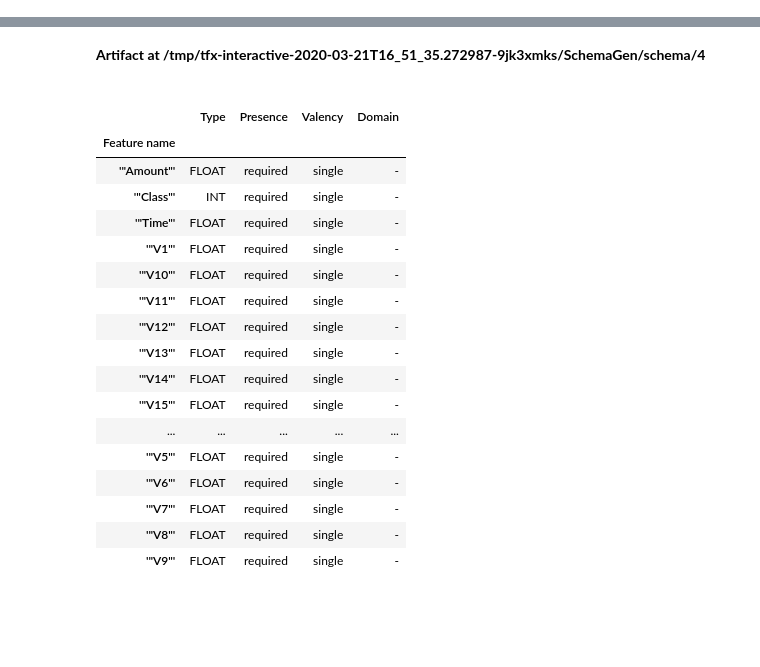
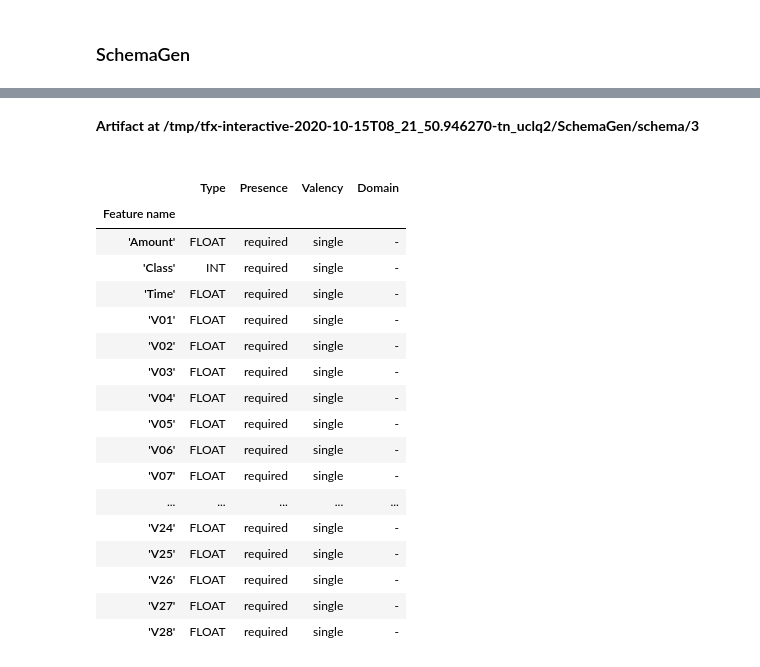
Before and after one commit to boudartjj/credit-cards-fraud-detection-with-tfx, a Jupyter notebook: tfx_creditcard_fraud.ipynb, the cells around one changed output, grey strips where cells are left out. Cells and saved outputs as stored; diff of their text form; code cells hidden in the pictures; blank space fills up the shorter version.

Commit message:
first E2E pipeline

```diff
--- a/tfx_creditcard_fraud.ipynb
+++ b/tfx_creditcard_fraud.ipynb
@@ -13 +53,18 @@ WARNING:absl:InteractiveContext metadata_connection_config not provided: using S
+# %%
+#setup pipeline paths
+
+_data_root = "fraud_data"
+
+# This is the root directory for your TFX pip package installation.
+_tfx_root = tfx.__path__[0]
+
+# This is the directory containing the TFX Chicago Taxi Pipeline example.
+_taxi_root = os.path.join(_tfx_root, 'examples/creditcard')
+
+# This is the path where your model will be pushed for serving.
+_serving_model_dir = os.path.join(
+    tempfile.mkdtemp(), 'serving_model/creditcard')
+
+# Set up logging.
+absl.logging.set_verbosity(absl.logging.INFO)
 # %%
@@ -36,0 +102,6 @@ ExecutionResult at 0x...
+# %%
+example_gen = CsvExampleGen(input=external_input(_data_root))
+context.run(example_gen)
+
+artifact = example_gen.outputs['examples'].get()[0]
+print(artifact.split_names, artifact.uri)
@@ -37,8 +121,7 @@ ExecutionResult at 0x...
 # %%
-# compute stats
-compute_eval_stats = StatisticsGen(
-      examples=example_gen.outputs['examples']
-      )
-context.run(compute_eval_stats)
-context.show(compute_eval_stats.outputs['statistics'])
+statistics_gen = StatisticsGen(
+    examples=example_gen.outputs['examples'])
+context.run(statistics_gen)
+
+context.show(statistics_gen.outputs['statistics'])
 # %% [output]
@@ -51,12 +140,13 @@ Use eager execution and:
 [interactive output not drawn]
 'eval' split:
 [interactive output not drawn]
+# %% [markdown]
+### SchemaGen
 # %%
-# Generate schema
-infer_schema = SchemaGen(
-    statistics=compute_eval_stats.outputs['statistics'])
+schema_gen = SchemaGen(
+    statistics=statistics_gen.outputs['statistics'],
+    infer_feature_shape=False)
+context.run(schema_gen)
 
-context.run(infer_schema)
-
-context.show(infer_schema.outputs['schema'])
+context.show(schema_gen.outputs['schema'])
 # %% [output]
@@ -63,19 +160,19 @@ context.show(infer_schema.outputs['schema'])
-Artifact at /tmp/tfx-interactive-2020-03-21T16_51_35.272987-9jk3xmks/SchemaGen/schema/4
+Artifact at /tmp/tfx-interactive-2020-10-15T08_21_50.946270-tn_uclq2/SchemaGen/schema/3
 |  | Type | Presence | Valency | Domain |
 | Feature name |  |  |  |  |
-| '"Amount"' | FLOAT | required | single | - |
-| '"Class"' | INT | required | single | - |
-| '"Time"' | FLOAT | required | single | - |
-| '"V1"' | FLOAT | required | single | - |
-| '"V10"' | FLOAT | required | single | - |
-| '"V11"' | FLOAT | required | single | - |
-| '"V12"' | FLOAT | required | single | - |
-| '"V13"' | FLOAT | required | single | - |
-| '"V14"' | FLOAT | required | single | - |
-| '"V15"' | FLOAT | required | single | - |
+| 'Amount' | FLOAT | required | single | - |
+| 'Class' | INT | required | single | - |
+| 'Time' | FLOAT | required | single | - |
+| 'V01' | FLOAT | required | single | - |
+| 'V02' | FLOAT | required | single | - |
+| 'V03' | FLOAT | required | single | - |
+| 'V04' | FLOAT | required | single | - |
+| 'V05' | FLOAT | required | single | - |
+| 'V06' | FLOAT | required | single | - |
+| 'V07' | FLOAT | required | single | - |
 | ... | ... | ... | ... | ... |
-| '"V5"' | FLOAT | required | single | - |
-| '"V6"' | FLOAT | required | single | - |
-| '"V7"' | FLOAT | required | single | - |
-| '"V8"' | FLOAT | required | single | - |
-| '"V9"' | FLOAT | required | single | - |
+| 'V24' | FLOAT | required | single | - |
+| 'V25' | FLOAT | required | single | - |
+| 'V26' | FLOAT | required | single | - |
+| 'V27' | FLOAT | required | single | - |
+| 'V28' | FLOAT | required | single | - |
```
Also changed, not shown: parts of 26 cells of this notebook, 4 other files.
